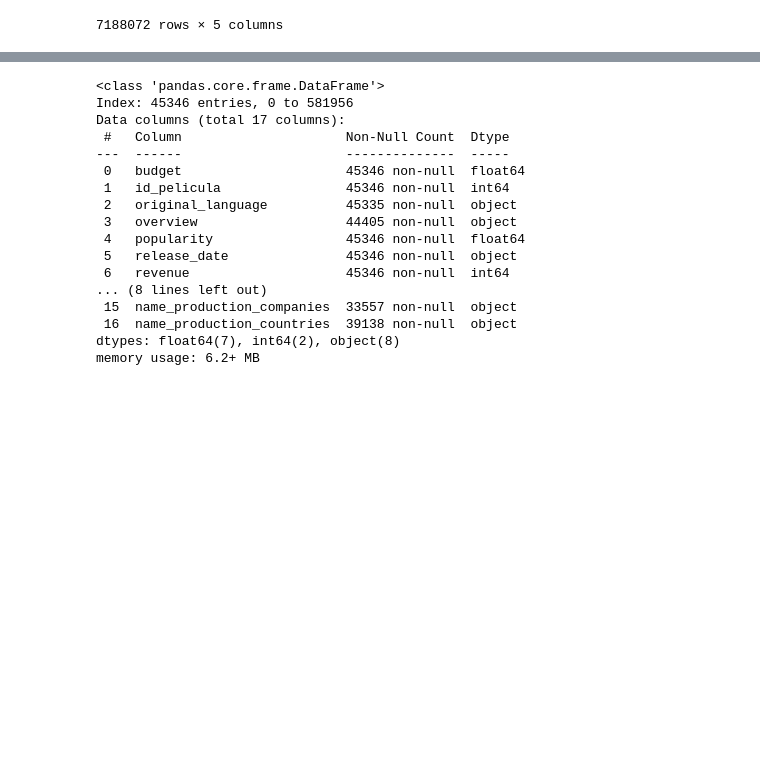
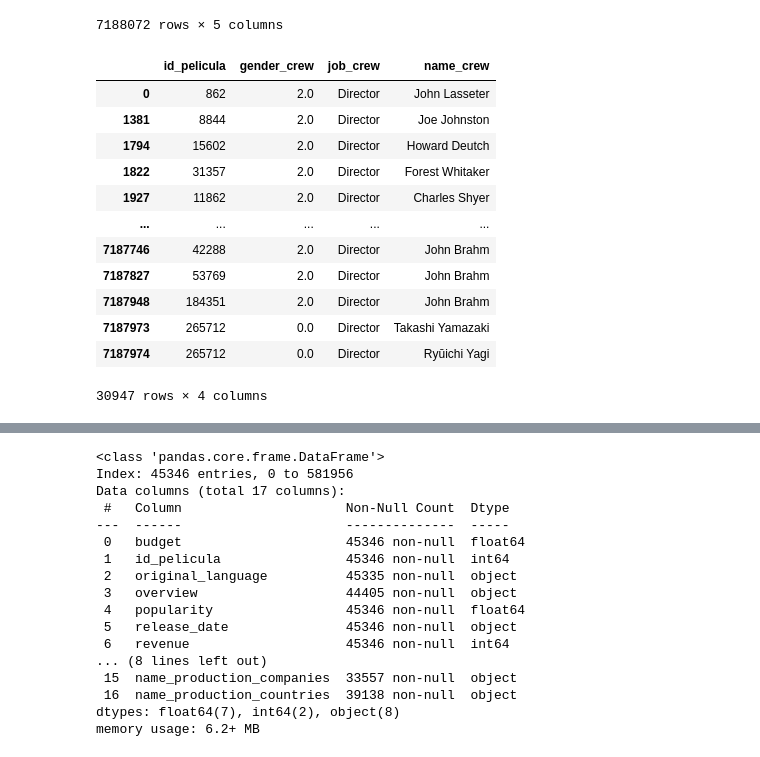
Before and after one commit to moralespbl/MoralesPI_01, a Jupyter notebook: EDA.ipynb, the cells around one changed output, grey strips where cells are left out. Drawn from its saved outputs; the diff is of its cells as text; code cells hidden in the pictures; blank space fills up the shorter version.

```diff
--- a/EDA.ipynb
+++ b/EDA.ipynb
@@ -295,4 +295,18 @@ dfCastFinal = dfCast.drop_duplicates(subset=['name_cast', 'character_cast'], kee
 dfCrewFinal = dfCrew[dfCrew['job_crew'].str.strip().str.lower() == 'director']
 # %%
 # Eliminar duplicados
-dfCrewFinal = dfCrewFinal.drop_duplicates(subset='name_crew')
+dfCrewFinal = dfCrewFinal.drop_duplicates(subset=['id_pelicula', 'name_crew'])
+# %% [output]
+|  | id_pelicula | gender_crew | job_crew | name_crew |
+| 0 | 862 | 2.0 | Director | John Lasseter |
+| 1381 | 8844 | 2.0 | Director | Joe Johnston |
+| 1794 | 15602 | 2.0 | Director | Howard Deutch |
+| 1822 | 31357 | 2.0 | Director | Forest Whitaker |
+| 1927 | 11862 | 2.0 | Director | Charles Shyer |
+| ... | ... | ... | ... | ... |
+| 7187746 | 42288 | 2.0 | Director | John Brahm |
+| 7187827 | 53769 | 2.0 | Director | John Brahm |
+| 7187948 | 184351 | 2.0 | Director | John Brahm |
+| 7187973 | 265712 | 0.0 | Director | Takashi Yamazaki |
+| 7187974 | 265712 | 0.0 | Director | Ryūichi Yagi |
+30947 rows × 4 columns
```
Also changed, not shown: parts of 3 cells of this notebook, 4 other files.
